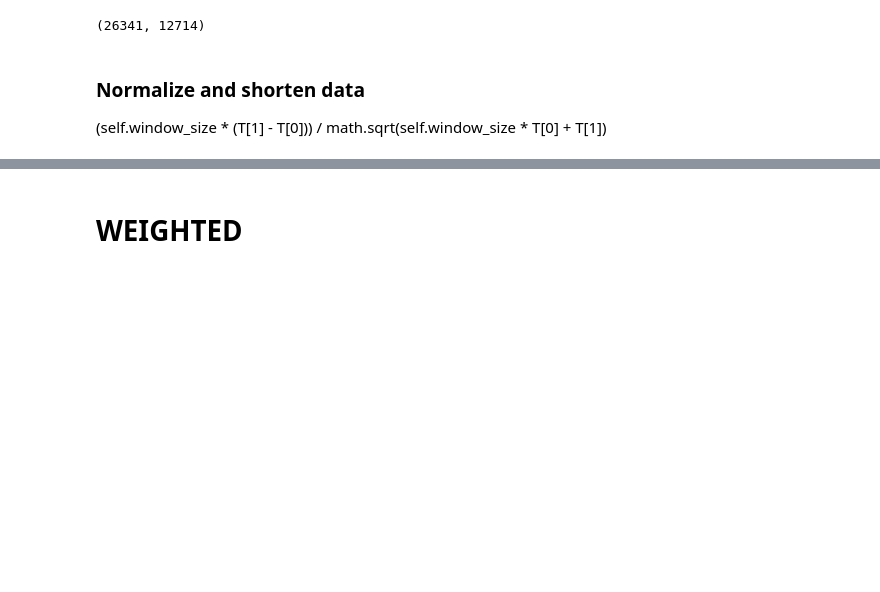
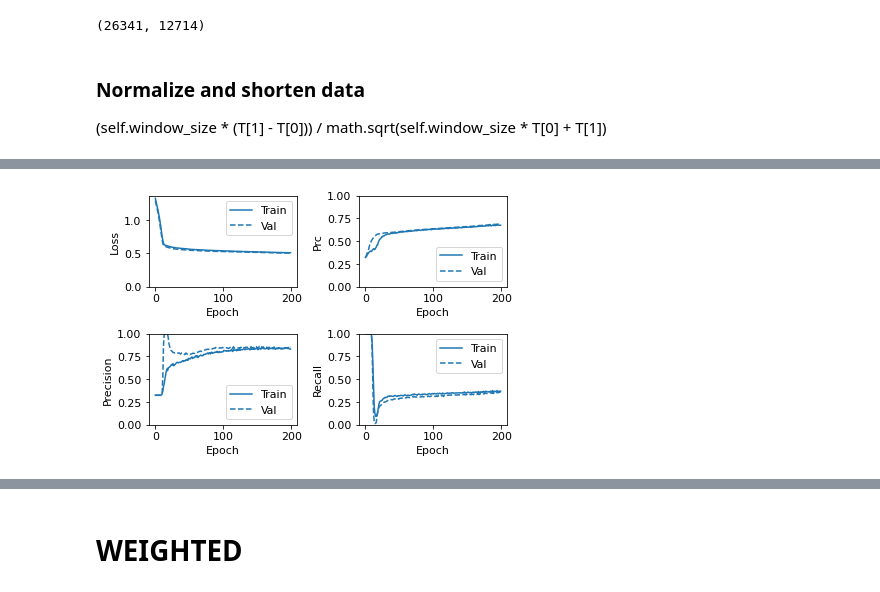
Before and after one commit to juadolfob/SeismicPrediction, a Jupyter notebook: notebooks/testing/NN_prediction.ipynb, the cells around one changed output, grey strips where cells are left out. Cells and saved outputs as stored; diff of their text form; code cells hidden in the pictures; blank space fills up the shorter version.

```diff
--- a/notebooks/testing/NN_prediction.ipynb
+++ b/notebooks/testing/NN_prediction.ipynb
@@ -175,27 +193,6 @@ NN_model.predict(X_norm_32_train[:10])
 
 initial_weights = os.path.join(tempfile.mkdtemp(), 'initial_weights')
 NN_model.save_weights(initial_weights)
-# %%
-colors = plt.rcParams['axes.prop_cycle'].by_key()['color']
-
-def plot_metrics(history):
-    metrics = ['loss', 'prc', 'Precision', 'Recall']
-    for n, metric in enumerate(metrics):
-        name = metric.replace("_", " ").capitalize()
-        plt.tight_layout()
-        plt.subplot(2, 2, n + 1)
-        plt.plot(history.epoch, history.history[metric], color=colors[0], label='Train')
-        plt.plot(history.epoch, history.history['val_' + metric],
-                 color=colors[0], linestyle="--", label='Val')
-        plt.xlabel('Epoch')
-        plt.ylabel(name)
-        if metric == 'loss':
-            plt.ylim([0, plt.ylim()[1]])
-        elif metric == 'auc':
-            plt.ylim([0.8, 1])
-        else:
-            plt.ylim([0, 1])
-        plt.legend()
 # %%
 NN_model = make_NN_model()
 NN_model.load_weights(initial_weights)
@@ -236,3 +223,7 @@ plot_metrics(baseline_history)
+# %%
+model.PlotHelper.plot_metrics(baseline_history)
+# %% [output]
+[figure, added]
 # %%
 train_predictions_baseline = NN_model.predict(X_norm_32_train, batch_size=model.BATCH_SIZE)
 test_predictions_baseline = NN_model.predict(X_norm_32_test, batch_size=model.BATCH_SIZE)
```
Also changed, not shown: parts of 24 cells of this notebook, 4 other files.
